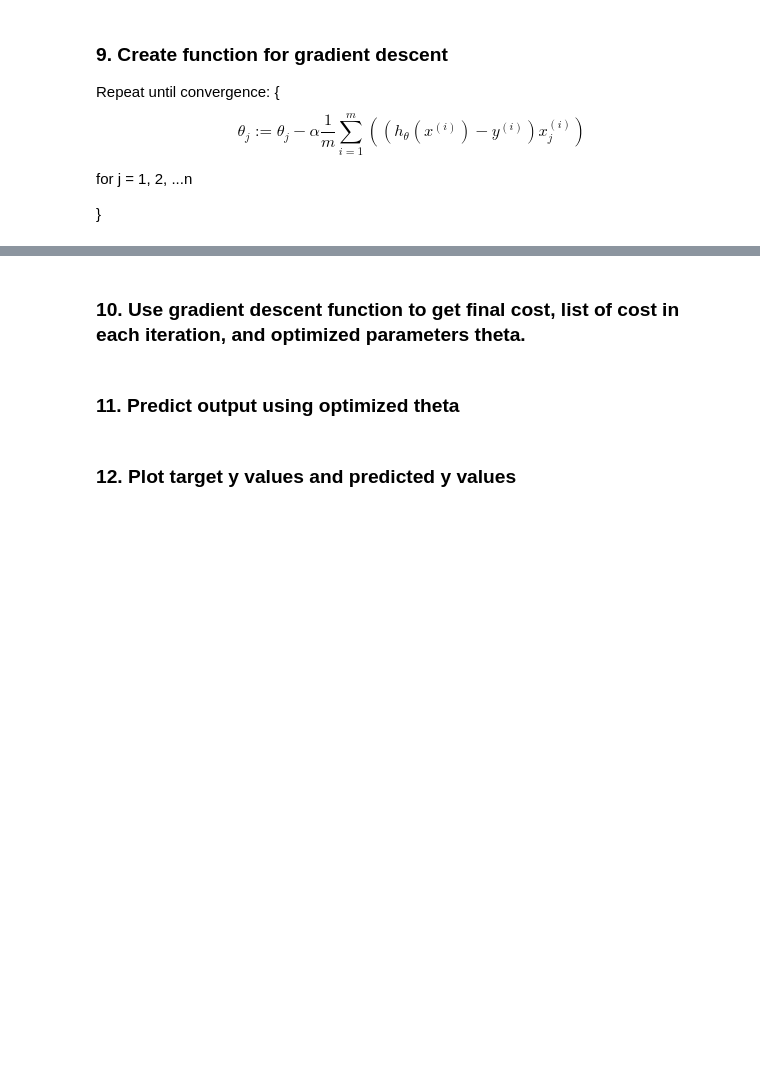
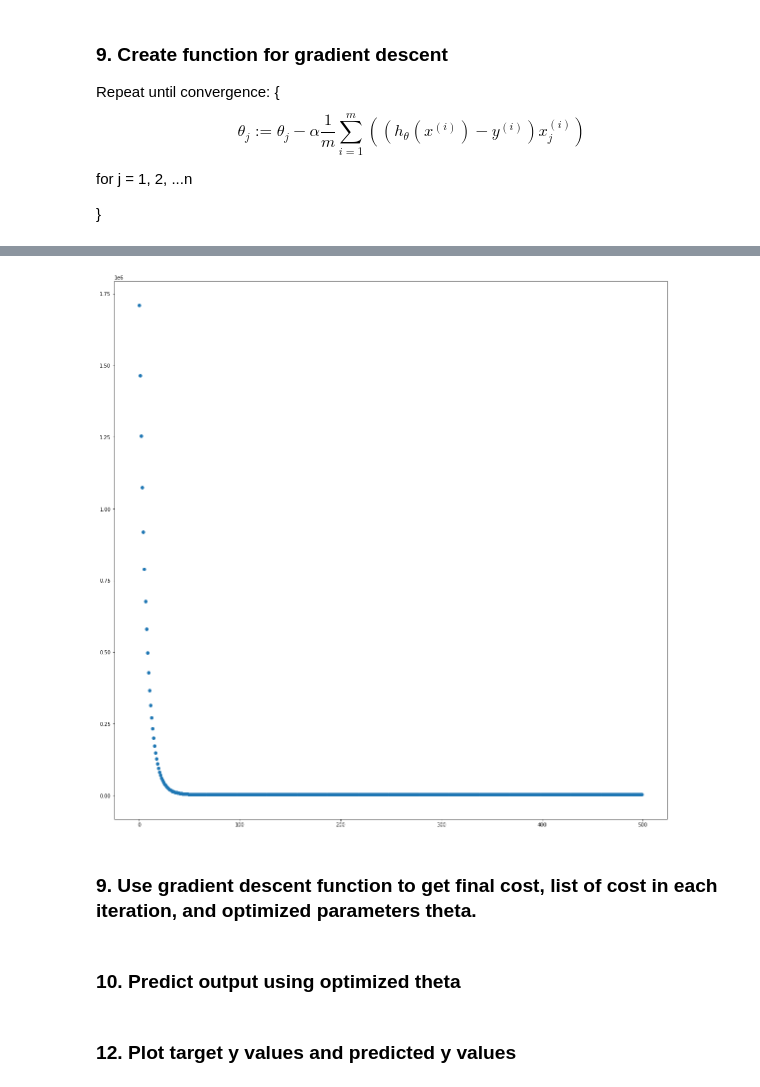
Before and after one commit to nardienapratama/data-science-projects, a Jupyter notebook: million-song/Million Song Dataset.ipynb, the cells around one changed output, grey strips where cells are left out. Drawn from its saved outputs; the diff is of its cells as text; code cells hidden in the pictures; blank space fills up the shorter version.

```diff
--- a/million-song/Million Song Dataset.ipynb
+++ b/million-song/Million Song Dataset.ipynb
@@ -85,6 +81,14 @@ Test: last 51,630 examples
 This is as specified from the data's source website.
 # %%
 X_train, X_test, Y_train, Y_test = train_test_split(X, Y, train_size=463715, test_size=51630, shuffle=False)
+# %%
+# Making the dataset smaller to easen computing power
+train_ran = random.sample(range(len(X_train)), 5000)
+test_ran = random.sample(range(len(X_test)), 1000)
+X_train = X_train.iloc[train_ran, :]
+Y_train = Y_train.iloc[train_ran]
+X_test = X_test.iloc[test_ran, :]
+Y_test = Y_test.iloc[test_ran]
 # %% [markdown]
 ### 5. Initiate $\theta$ values
 
@@ -134,7 +211,13 @@ for j = 1, 2, ...n
+# %%
+plt.figure(figsize=(20,20))
+plt.scatter(x=list(range(500)), y=costs)
+plt.show()
+# %% [output]
+[figure, added]
 # %% [markdown]
-### 10. Use gradient descent function to get final cost, list of cost in each iteration, and optimized parameters theta.
+### 9. Use gradient descent function to get final cost, list of cost in each iteration, and optimized parameters theta.
 # %% [markdown]
-### 11. Predict output using optimized theta
+### 10. Predict output using optimized theta
 # %% [markdown]
 ### 12. Plot target y values and predicted y values
 # %% [markdown]
```
Also changed, not shown: parts of 15 cells of this notebook.
